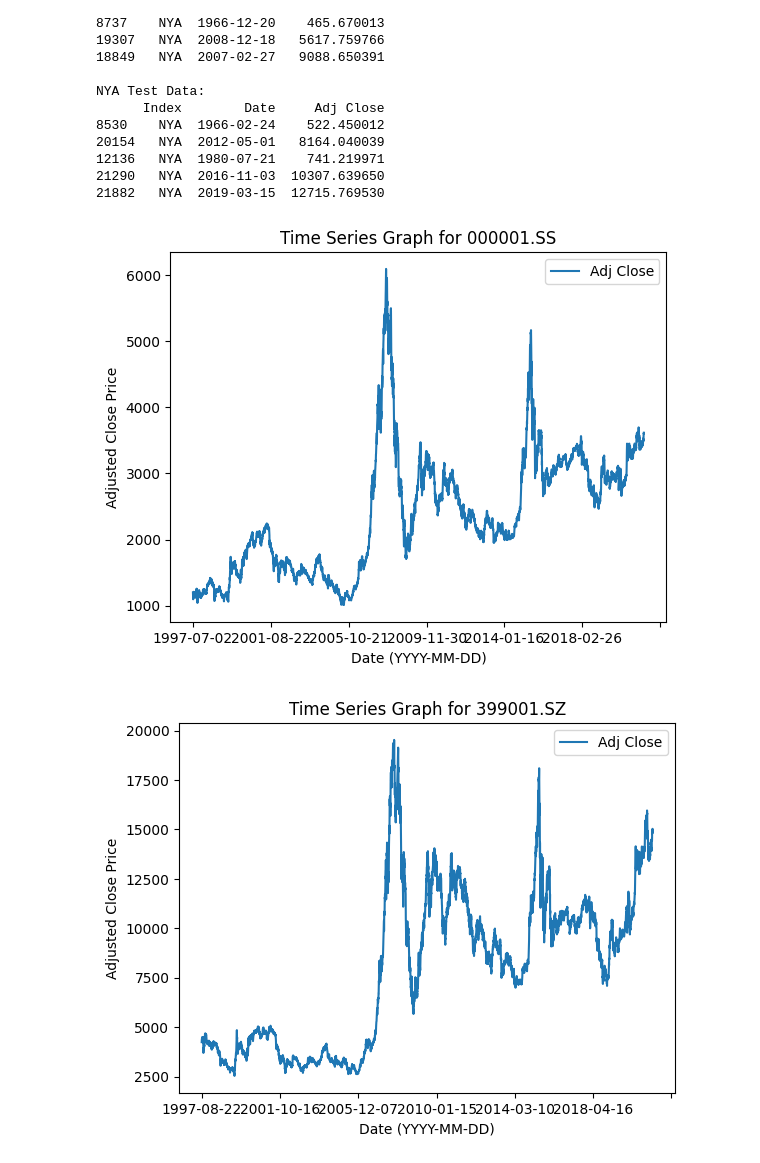
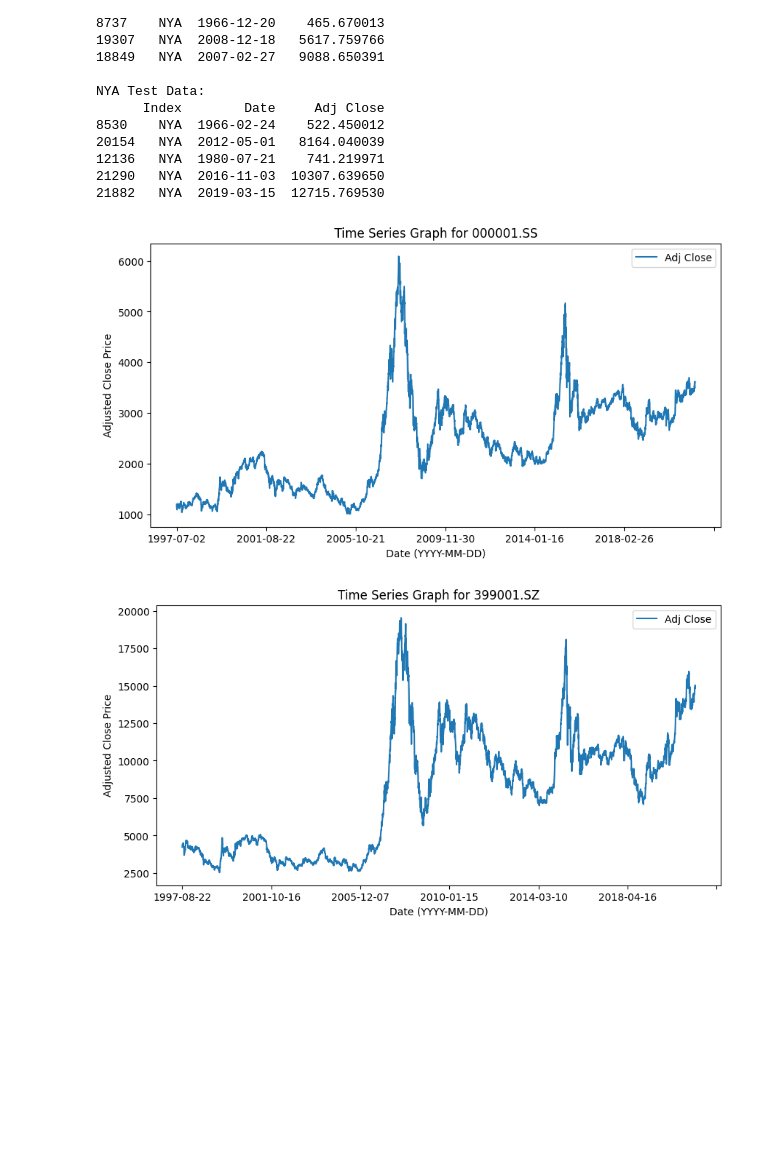
Before and after one commit to IsaacCheng9/stock-exchange-analysis, a Jupyter notebook: data_analysis.ipynb, the cells around one changed output. Drawn from its saved outputs; the diff is of its cells as text; code cells hidden in the pictures; blank space fills up the shorter version.

Commit message:
Add 360 day moving average, fix figure sizes

```diff
--- a/data_analysis.ipynb
+++ b/data_analysis.ipynb
@@ -66,14 +66,15 @@ NYA Test Data:
 # %%
 # Generate a time series graph for each index.
 for index in train_test_per_index.keys():
     index_data = data.loc[data["Index"] == index]
     index_data.plot(
         x="Date",
         y="Adj Close",
         xlabel="Date (YYYY-MM-DD)",
         ylabel="Adjusted Close Price",
         title=f"Time Series Graph for {index}",
+        figsize=(10, 5),
     )
 # %% [output]
-[figure, old version]
+[figure, new version]
-[figure, old version]
+[figure, new version]
```
Also changed, not shown: parts of 2 cells of this notebook.
